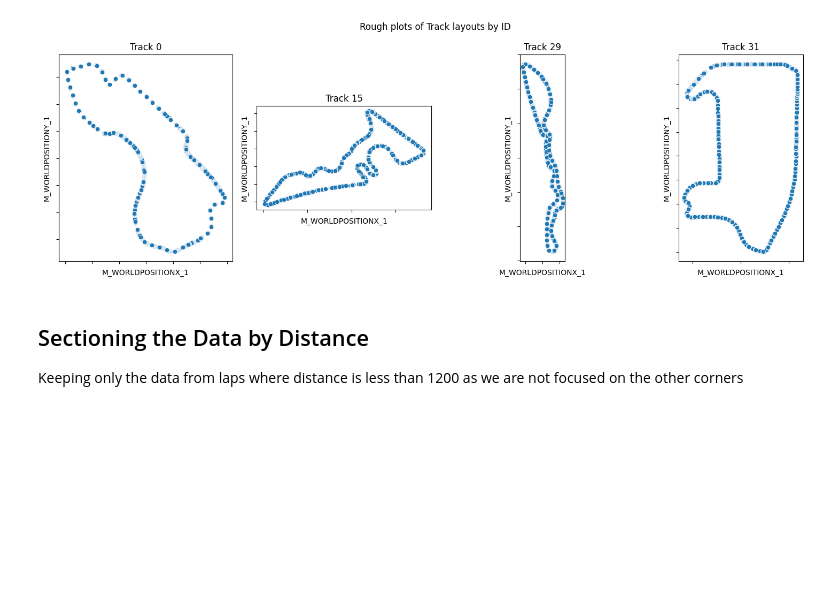
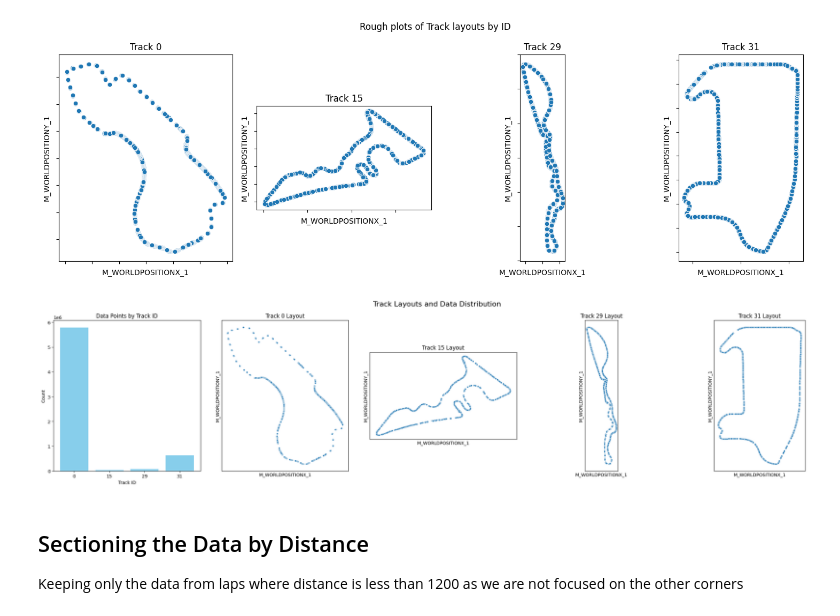
Before and after one commit to Samukat/Data3001G2, a Jupyter notebook: Track_2.ipynb, the cells around one changed output. Drawn from its saved outputs; the diff is of its cells as text; code cells hidden in the pictures; blank space fills up the shorter version.

```diff
--- a/Track_2.ipynb
+++ b/Track_2.ipynb
@@ -111,6 +112,42 @@ plt.tight_layout()
 plt.show()
 # %% [output]
 [figure]
+# %%
+import matplotlib.pyplot as plt
+import seaborn as sns
+
+x_col = "M_WORLDPOSITIONX_1"
+y_col = "M_WORLDPOSITIONY_1"
+
+track_ids = [0, 15, 29, 31]
+
+# Create a single row of 5 plots: 4 scatters + 1 bar chart
+fig, axes = plt.subplots(1, 5, figsize=(25, 6))
+
+# Top row: Track layouts (first 4 axes)
+for ax, tid in zip(axes[1:], track_ids):
+    if tid != 0:
+        subset = data[data['M_TRACKID'] == tid].iloc[:5000]
+    else:
+        subset = track0_data.iloc[:3000]
+    sns.scatterplot(data=subset, x=x_col, y=y_col, ax=ax, s=10)
+    ax.set_title(f"Track {tid} Layout", fontsize=12)
+    ax.set_xticks([])  # hide x ticks
+    ax.set_yticks([])  # hide y ticks
+    ax.set_aspect('equal', adjustable='box')
+
+# Last axis: bar chart of data points
+tracks = data.groupby("M_TRACKID").size()
+axes[0].bar(x=tracks.index.astype(str), height=tracks.values, color='skyblue')
+axes[0].set_title("Data Points by Track ID", fontsize=12)
+axes[0].set_xlabel("Track ID")
+axes[0].set_ylabel("Count")
+
+plt.suptitle("Track Layouts and Data Distribution", fontsize=16)
+plt.tight_layout()
+plt.show()
+# %% [output]
+[figure, added]
 # %% [markdown]
 ## Sectioning the Data by Distance
 Keeping only the data from laps where distance is less than 1200 as we are not focused on the other corners
```
Also changed, not shown: parts of 1 cell of this notebook, 4 other files.
